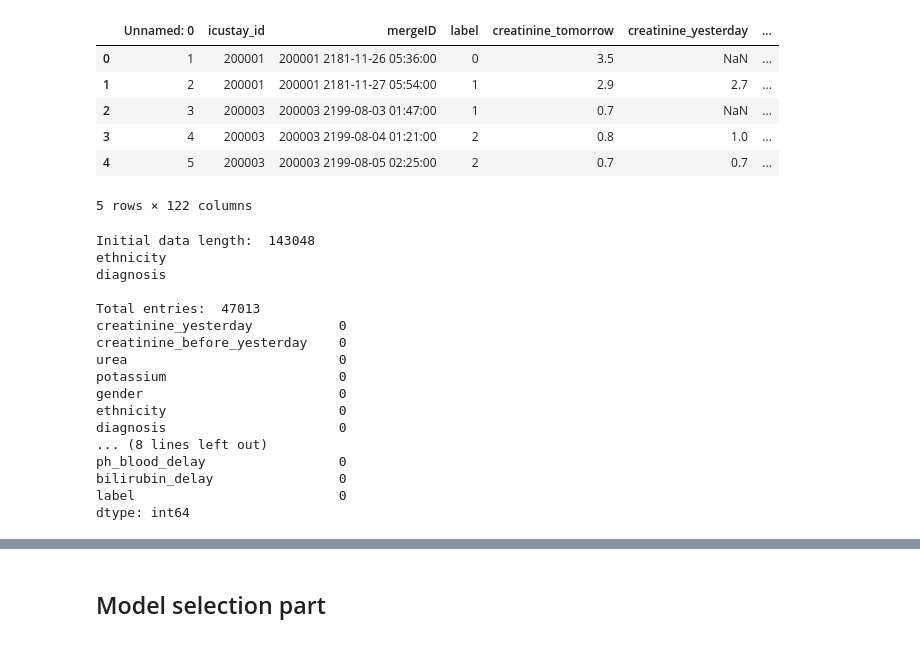
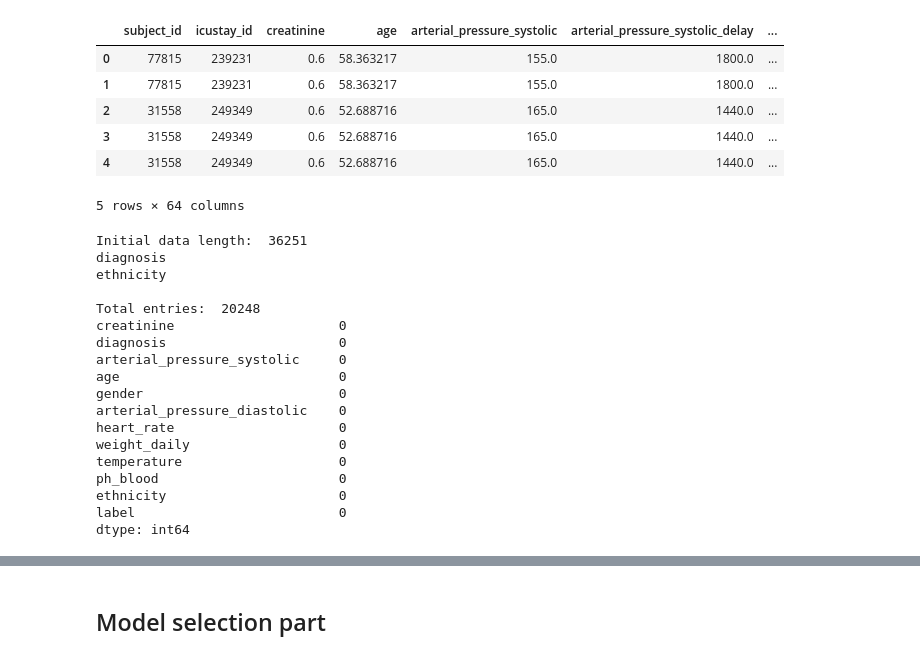
Before and after one commit to Aurelie-Mutschler/Hackathon, a Jupyter notebook: AKI_Model_selection_sklearn.ipynb, the cells around one changed output, grey strips where cells are left out. Drawn from its saved outputs; the diff is of its cells as text; code cells hidden in the pictures.

```diff
--- a/AKI_Model_selection_sklearn.ipynb
+++ b/AKI_Model_selection_sklearn.ipynb
@@ -10,38 +10,53 @@ from sklearn.model_selection import cross_val_score, train_test_split, Stratifie
 from sklearn.metrics import fbeta_score, make_scorer, classification_report, confusion_matrix
 from sklearn.ensemble import AdaBoostClassifier
 # %%
-dt = pd.read_csv("dataset_fourth.csv", engine='python')
+dt = pd.read_csv("dataset_with_labels.csv", engine='python').drop('Unnamed: 0',axis=1).reset_index(drop=True)
 data = copy.copy(dt)
 data.head()
 # %% [output]
-|  | Unnamed: 0 | icustay_id | mergeID | label | creatinine_tomorrow | creatinine_yesterday | ... |
-| 0 | 1 | 200001 | 200001 2181-11-26 05:36:00 | 0 | 3.5 | NaN | ... |
-| 1 | 2 | 200001 | 200001 2181-11-27 05:54:00 | 1 | 2.9 | 2.7 | ... |
-| 2 | 3 | 200003 | 200003 2199-08-03 01:47:00 | 1 | 0.7 | NaN | ... |
-| 3 | 4 | 200003 | 200003 2199-08-04 01:21:00 | 2 | 0.8 | 1.0 | ... |
-| 4 | 5 | 200003 | 200003 2199-08-05 02:25:00 | 2 | 0.7 | 0.7 | ... |
+|  | subject_id | icustay_id | creatinine | age | arterial_pressure_systolic | arterial_pressure_systolic_delay | ... |
+| 0 | 77815 | 239231 | 0.6 | 58.363217 | 155.0 | 1800.0 | ... |
+| 1 | 77815 | 239231 | 0.6 | 58.363217 | 155.0 | 1800.0 | ... |
+| 2 | 31558 | 249349 | 0.6 | 52.688716 | 165.0 | 1440.0 | ... |
+| 3 | 31558 | 249349 | 0.6 | 52.688716 | 165.0 | 1440.0 | ... |
+| 4 | 31558 | 249349 | 0.6 | 52.688716 | 165.0 | 1440.0 | ... |
-5 rows × 122 columns
+5 rows × 64 columns
 # %%
 data = dt
 # Remove outliers
-feat_names = ['creatinine_yesterday', 'creatinine_before_yesterday',
-              'urea', 'potassium','gender', 'ethnicity', 'diagnosis',# 'gender', 'ethnicity', '',
-              'platelet_count', 'ph_blood',
-              'creatinine', 'age', 'bilirubin']
-feat_names = feat_names + ['urea_delay', 'potassium_delay','platelet_count_delay',
-                           'ph_blood_delay', 'bilirubin_delay']
+feat_names = ['creatinine',
+#               'creatinine_yesterday',
+#               'creatinine_before_yesterday',
+              'diagnosis',
+              'arterial_pressure_systolic',
+              'age',
+              'gender',
+              'arterial_pressure_diastolic',
+              'heart_rate',
+              'weight_daily',
+              'temperature',
+              'ph_blood',
+              'ethnicity']
+
+
+# ['creatinine_yesterday', 'creatinine_before_yesterday',
+#               'urea', 'potassium','gender', 'ethnicity', 'diagnosis', 'gender', 'ethnicity', '',
+#               'platelet_count', 'ph_blood',
+#               'creatinine', 'age', 'bilirubin']
+# feat_names = feat_names + ['arterial_pressure_systolic_delay', 'arterial_pressure_diastolic_delay',
+#                            'heart_rate_delay', 'weight_daily_delay', 'temperature_delay']
 feat_lab = feat_names + ['label']
 print('Initial data length: ', len(data))
 data = data[feat_lab]
 
 # Remove outliers
 data = data[data['creatinine'] < 20]
-data = data[data['creatinine_yesterday'] < 20]
-data = data[data['creatinine_before_yesterday'] < 20]
-data = data[data['potassium'] > 1.2]
-data = data[data['ph_blood'] > 6]
+# data = data[data['creatinine_yesterday'] < 20]
+# data = data[data['creatinine_before_yesterday'] < 20]
+# data = data[data['potassium'] > 1.2]
+# data = data[data['ph_blood'] > 6]
 data = data[data['age'] < 110]
-data = data[data['bilirubin'] < 20]
+# data = data[data['bilirubin'] < 20]
 data['gender'] = data['gender'].map({'F': 1, 'M': 0})
 
 # Remove Nan
@@ -54,21 +69,22 @@ for name in feat_names:
 print('\nTotal entries: ', len(data))
 print(data.isnull().sum())
 # %% [output]
-Initial data length:  143048
+Initial data length:  36251
+diagnosis
 ethnicity
-diagnosis
 
-Total entries:  47013
-creatinine_yesterday           0
-creatinine_before_yesterday    0
-urea                           0
-potassium                      0
+Total entries:  20248
+creatinine                     0
+diagnosis                      0
+arterial_pressure_systolic     0
+age                            0
 gender                         0
+arterial_pressure_diastolic    0
+heart_rate                     0
+weight_daily                   0
+temperature                    0
+ph_blood                       0
 ethnicity                      0
-diagnosis                      0
-... (8 lines left out)
-ph_blood_delay                 0
-bilirubin_delay                0
 label                          0
 dtype: int64
 # %%
```
Also changed, not shown: parts of 9 cells of this notebook, 2 other files.
